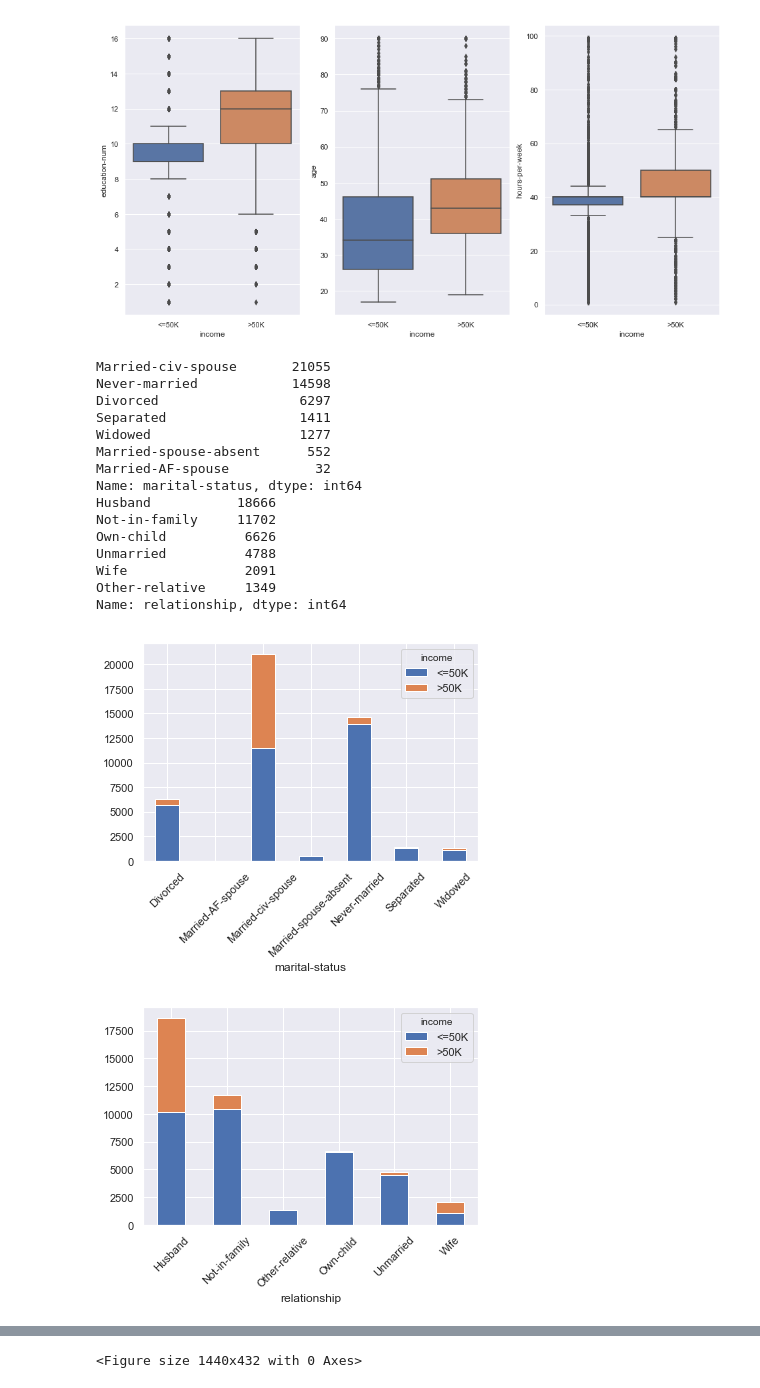
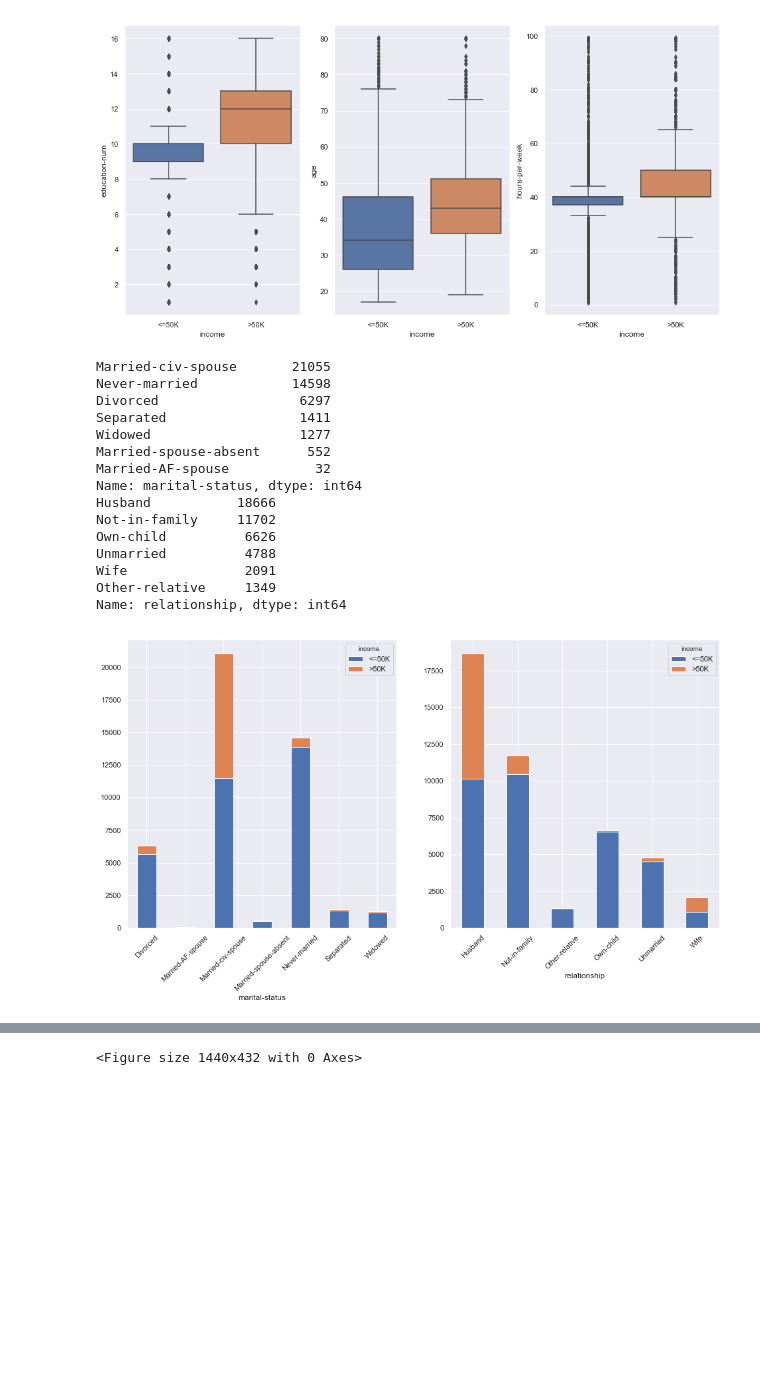
Before and after one commit to jayjunjieyu/Find_Donors, a Jupyter notebook: 01_data_analysis.ipynb, the cells around one changed output, grey strips where cells are left out. Saved outputs shown, nothing was run; the diff lists cells and outputs as text; code cells hidden in the pictures; blank space fills up the shorter version.

```diff
--- a/01_data_analysis.ipynb
+++ b/01_data_analysis.ipynb
@@ -152,35 +148,32 @@ plt.show()
 # %%
 # check for relevant categories
 print(df['marital-status'].value_counts())
 print(df['relationship'].value_counts())
 
-#fig.add_subplot(1, 2, 1)
+fig, ax = plt.subplots(1, 2, figsize=(16,8))
 ct = pd.crosstab(df['marital-status'], df['income'])
-ct.plot.bar(stacked=True)
-plt.xticks(rotation=45)
-#fig.add_subplot(1, 2, 2)
+ct.plot.bar(ax=ax[0], stacked=True, rot=45)
+
 ct = pd.crosstab(df['relationship'], df['income'])
-ct.plot.bar(stacked=True)
-plt.xticks(rotation=45)
+ct.plot.bar(ax=ax[1], stacked=True, rot=45)
 plt.show()
 # %% [output]
 Married-civ-spouse       21055
 Never-married            14598
 Divorced                  6297
 Separated                 1411
 Widowed                   1277
 Married-spouse-absent      552
 Married-AF-spouse           32
 Name: marital-status, dtype: int64
 Husband           18666
 Not-in-family     11702
 Own-child          6626
 Unmarried          4788
 Wife               2091
 Other-relative     1349
 Name: relationship, dtype: int64
-[figure, old version]
+[figure, new version]
-[figure, removed]
 # %%
 # check the correlations between numerical features
 ft_num = df.select_dtypes(include=['int64','float64']).columns.values
```
Also changed, not shown: parts of 1 cell of this notebook, 3 other files.
